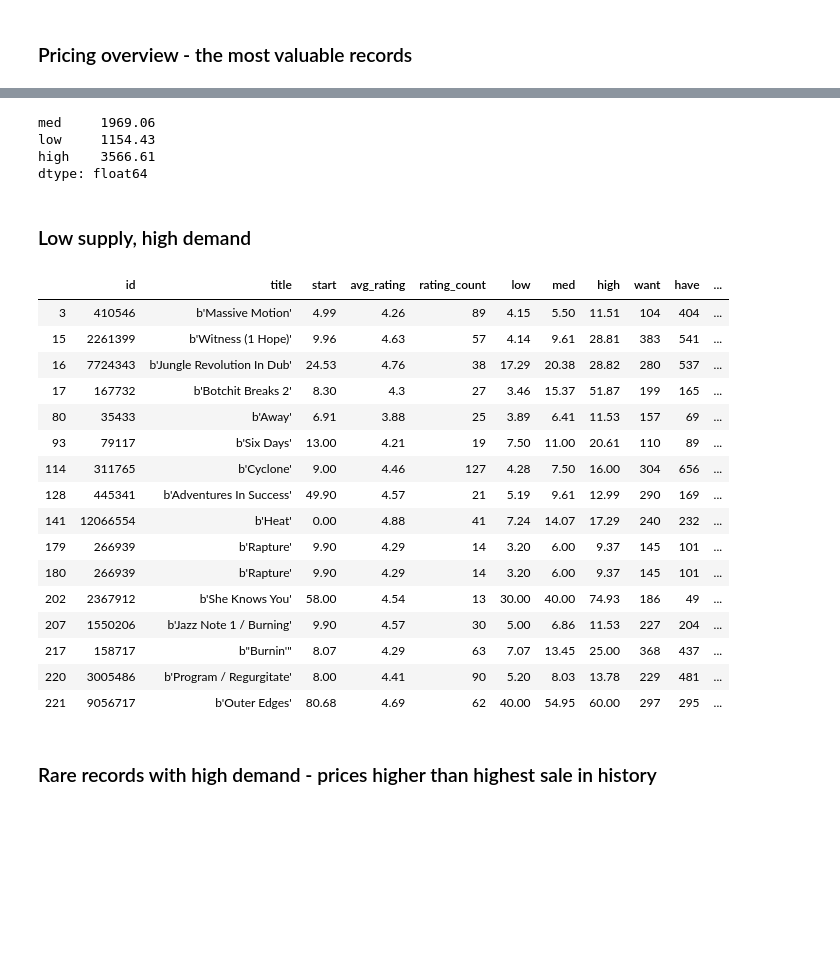
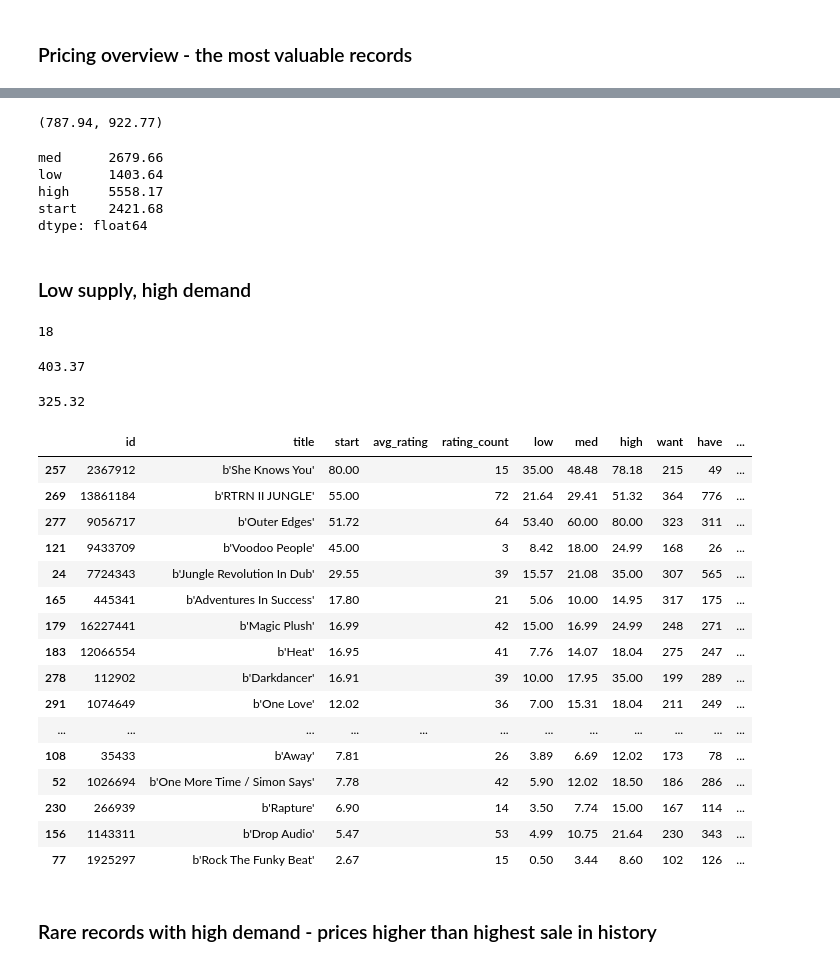
Before and after one commit to jrezmo/discogs_collection_review, a Jupyter notebook: collection_review.ipynb, the cells around one changed output, grey strips where cells are left out. Cells and saved outputs as stored; diff of their text form; code cells hidden in the pictures; blank space fills up the shorter version.

```diff
--- a/collection_review.ipynb
+++ b/collection_review.ipynb
@@ -27,32 +58,51 @@ plt.show()
+# %%
+df_plot.head(10)['med'].sum(), df_plot.head(10)['start'].sum()
+# %% [output]
+(787.94, 922.77)
 # %%
-df[['med', 'low', 'high']].sum()
+df[['med', 'low', 'high', 'start']].sum()
 # %% [output]
-med     1969.06
-low     1154.43
-high    3566.61
+med      2679.66
+low      1403.64
+high     5558.17
+start    2421.68
 dtype: float64
 # %% [markdown]
 ### Low supply, high demand
 # %%
-df[(df['for_sale'] < 6) & (df['want'].astype(int) > 100)]
+low_supply = df[(df['for_sale'] < 6) & (df['want'].astype(int) > 100)]
-# %% [output]
-|  | id | title | start | avg_rating | rating_count | low | med | high | want | have | ... |
-| 3 | 410546 | b'Massive Motion' | 4.99 | 4.26 | 89 | 4.15 | 5.50 | 11.51 | 104 | 404 | ... |
-| 15 | 2261399 | b'Witness (1 Hope)' | 9.96 | 4.63 | 57 | 4.14 | 9.61 | 28.81 | 383 | 541 | ... |
-| 16 | 7724343 | b'Jungle Revolution In Dub' | 24.53 | 4.76 | 38 | 17.29 | 20.38 | 28.82 | 280 | 537 | ... |
-| 17 | 167732 | b'Botchit Breaks 2' | 8.30 | 4.3 | 27 | 3.46 | 15.37 | 51.87 | 199 | 165 | ... |
-| 80 | 35433 | b'Away' | 6.91 | 3.88 | 25 | 3.89 | 6.41 | 11.53 | 157 | 69 | ... |
-| 93 | 79117 | b'Six Days' | 13.00 | 4.21 | 19 | 7.50 | 11.00 | 20.61 | 110 | 89 | ... |
-| 114 | 311765 | b'Cyclone' | 9.00 | 4.46 | 127 | 4.28 | 7.50 | 16.00 | 304 | 656 | ... |
-| 128 | 445341 | b'Adventures In Success' | 49.90 | 4.57 | 21 | 5.19 | 9.61 | 12.99 | 290 | 169 | ... |
-| 141 | 12066554 | b'Heat' | 0.00 | 4.88 | 41 | 7.24 | 14.07 | 17.29 | 240 | 232 | ... |
-| 179 | 266939 | b'Rapture' | 9.90 | 4.29 | 14 | 3.20 | 6.00 | 9.37 | 145 | 101 | ... |
-| 180 | 266939 | b'Rapture' | 9.90 | 4.29 | 14 | 3.20 | 6.00 | 9.37 | 145 | 101 | ... |
-| 202 | 2367912 | b'She Knows You' | 58.00 | 4.54 | 13 | 30.00 | 40.00 | 74.93 | 186 | 49 | ... |
-| 207 | 1550206 | b'Jazz Note 1 / Burning' | 9.90 | 4.57 | 30 | 5.00 | 6.86 | 11.53 | 227 | 204 | ... |
-| 217 | 158717 | b"Burnin'" | 8.07 | 4.29 | 63 | 7.07 | 13.45 | 25.00 | 368 | 437 | ... |
-| 220 | 3005486 | b'Program / Regurgitate' | 8.00 | 4.41 | 90 | 5.20 | 8.03 | 13.78 | 229 | 481 | ... |
-| 221 | 9056717 | b'Outer Edges' | 80.68 | 4.69 | 62 | 40.00 | 54.95 | 60.00 | 297 | 295 | ... |
+# %%
+low_supply.id.count()
+# %% [output]
+18
+# %%
+low_supply['start'].sum()
+# %% [output]
+403.37
+# %%
+low_supply['med'].sum().round(2)
+# %% [output]
+325.32
+# %%
+low_supply.sort_values(by='start', ascending=False)
+# %% [output]
+|  | id | title | start | avg_rating | rating_count | low | med | high | want | have | ... |
+| 257 | 2367912 | b'She Knows You' | 80.00 |  | 15 | 35.00 | 48.48 | 78.18 | 215 | 49 | ... |
+| 269 | 13861184 | b'RTRN II JUNGLE' | 55.00 |  | 72 | 21.64 | 29.41 | 51.32 | 364 | 776 | ... |
+| 277 | 9056717 | b'Outer Edges' | 51.72 |  | 64 | 53.40 | 60.00 | 80.00 | 323 | 311 | ... |
+| 121 | 9433709 | b'Voodoo People' | 45.00 |  | 3 | 8.42 | 18.00 | 24.99 | 168 | 26 | ... |
+| 24 | 7724343 | b'Jungle Revolution In Dub' | 29.55 |  | 39 | 15.57 | 21.08 | 35.00 | 307 | 565 | ... |
+| 165 | 445341 | b'Adventures In Success' | 17.80 |  | 21 | 5.06 | 10.00 | 14.95 | 317 | 175 | ... |
+| 179 | 16227441 | b'Magic Plush' | 16.99 |  | 42 | 15.00 | 16.99 | 24.99 | 248 | 271 | ... |
+| 183 | 12066554 | b'Heat' | 16.95 |  | 41 | 7.76 | 14.07 | 18.04 | 275 | 247 | ... |
+| 278 | 112902 | b'Darkdancer' | 16.91 |  | 39 | 10.00 | 17.95 | 35.00 | 199 | 289 | ... |
+| 291 | 1074649 | b'One Love' | 12.02 |  | 36 | 7.00 | 15.31 | 18.04 | 211 | 249 | ... |
+| ... | ... | ... | ... | ... | ... | ... | ... | ... | ... | ... | ... |
+| 108 | 35433 | b'Away' | 7.81 |  | 26 | 3.89 | 6.69 | 12.02 | 173 | 78 | ... |
+| 52 | 1026694 | b'One More Time / Simon Says' | 7.78 |  | 42 | 5.90 | 12.02 | 18.50 | 186 | 286 | ... |
+| 230 | 266939 | b'Rapture' | 6.90 |  | 14 | 3.50 | 7.74 | 15.00 | 167 | 114 | ... |
+| 156 | 1143311 | b'Drop Audio' | 5.47 |  | 53 | 4.99 | 10.75 | 21.64 | 230 | 343 | ... |
+| 77 | 1925297 | b'Rock The Funky Beat' | 2.67 |  | 15 | 0.50 | 3.44 | 8.60 | 102 | 126 | ... |
 # %% [markdown]
 ### Rare records with high demand - prices higher than highest sale in history
 # %%
```
Also changed, not shown: parts of 8 cells of this notebook.
